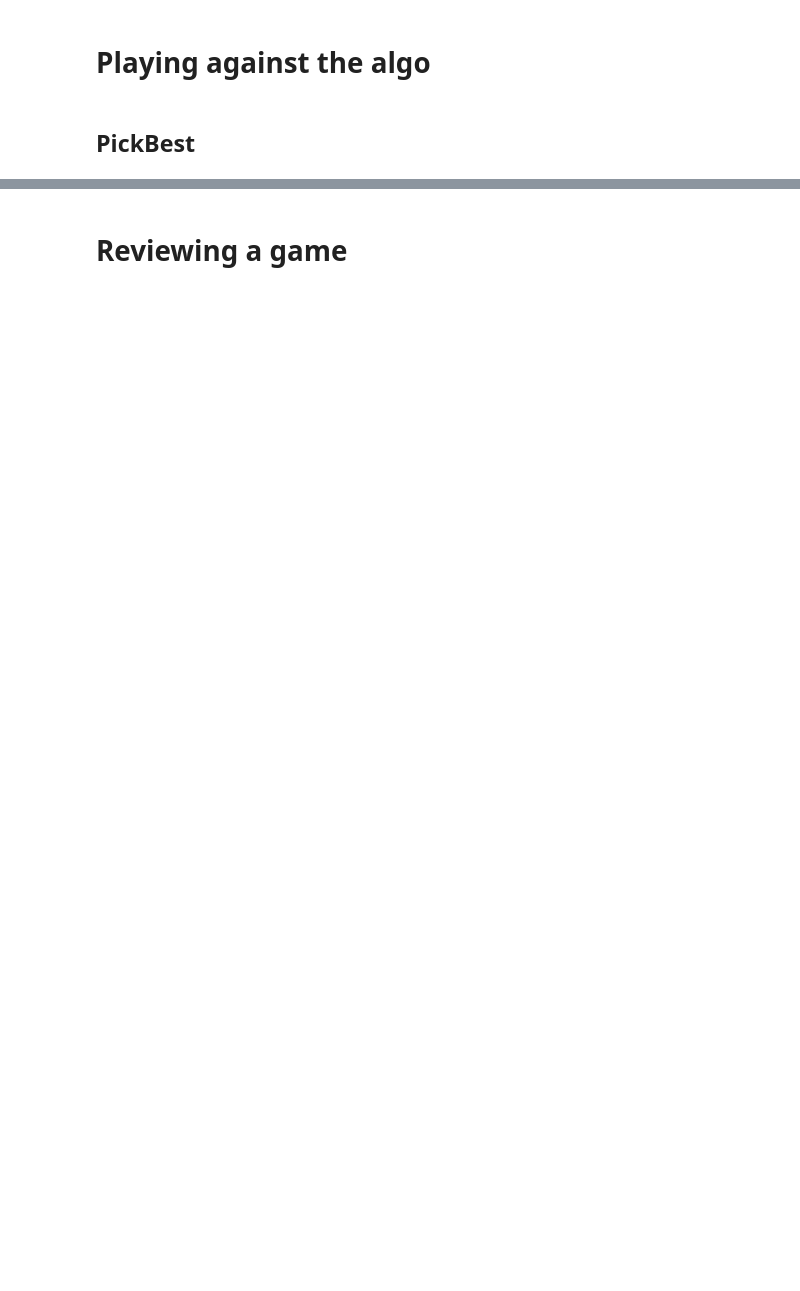
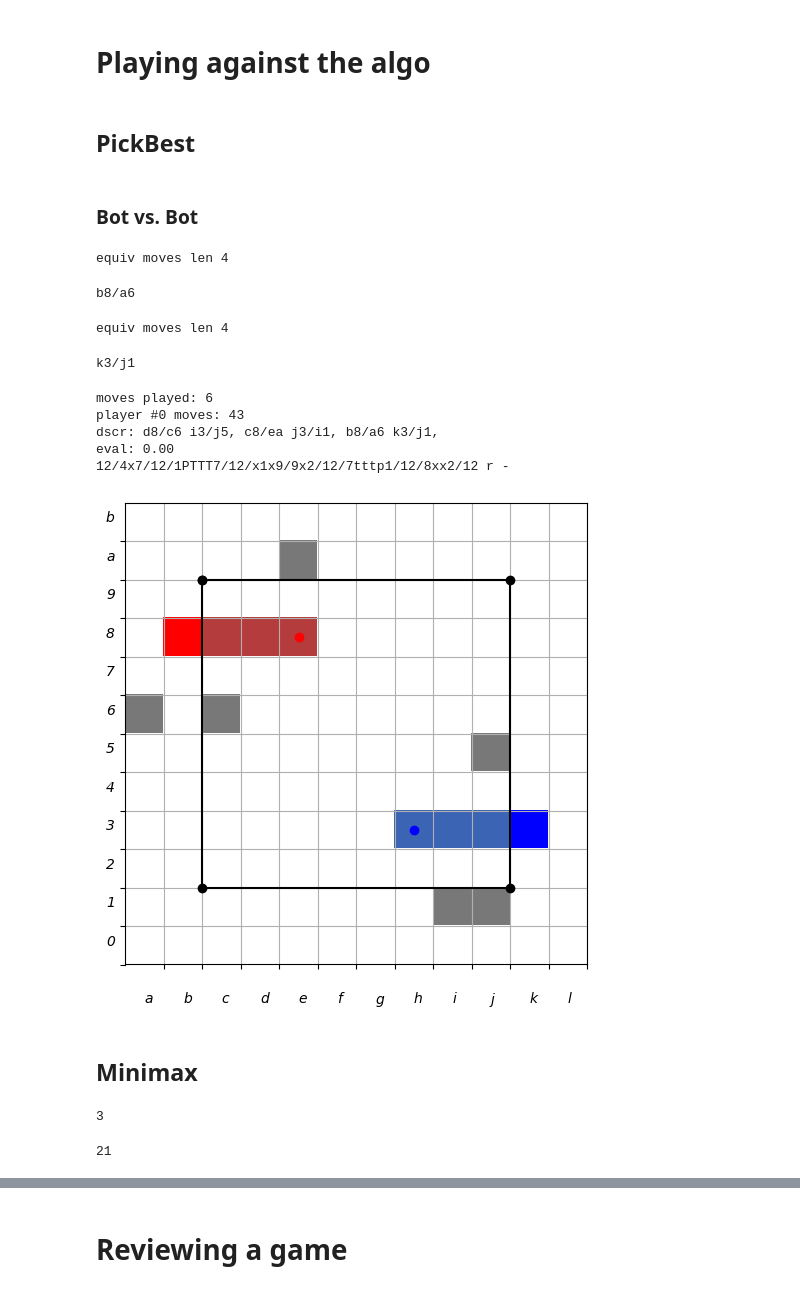
Before and after one commit to rayannott/paperkingdom, a Jupyter notebook: testing.ipynb, the cells around one changed output, grey strips where cells are left out. Saved outputs shown, nothing was run; the diff lists cells and outputs as text; code cells hidden in the pictures; blank space fills up the shorter version.

```diff
--- a/testing.ipynb
+++ b/testing.ipynb
@@ -6,8 +6,9 @@ from board import Board, Pos, CompleteMove, BOARD_SIZE, make_cm, make_move, make
 # %%
 def draw_board(board: Board, print_info: bool = True):
     from string import ascii_lowercase
-    board.info()
-    print(board.get_nbs())
+    if print_info:
+        board.info()
+        print(board.get_nbs())
     board_np = np.zeros((BOARD_SIZE, BOARD_SIZE, 3), dtype=int)
     for i in range(BOARD_SIZE):
         for j in range(BOARD_SIZE):
@@ -39,6 +40,14 @@ def draw_board(board: Board, print_info: bool = True):
     for i in range(BOARD_SIZE):
         ax.text(-1, BOARD_SIZE - i - 1, (str(i) if i < 10 else ascii_lowercase[i-10]), style='italic')
     plt.show()
+
+def eval_graph(board: Board):
+    if not board.eval_history:
+        print('no recorded history found')
+        return
+    plt.plot(board.eval_history, '--o', ms=5)
+    plt.grid()
+    plt.show()
 # %%
 b = Board()
 # %%
@@ -69,0 +85,27 @@ algo.make_best_move()
+# %% [markdown]
+### Bot vs. Bot
+# %%
+board = Board()
+algo_red = PickBest(player_id=0, board=board, randomize=True)
+algo_blue = PickBest(player_id=1, board=board, randomize=True)
+# %%
+algo_red.make_move()
+# %% [output]
+equiv moves len 4
+b8/a6
+# %%
+algo_blue.make_move()
+# %% [output]
+equiv moves len 4
+k3/j1
+# %%
+draw_board(board)
+# %% [output]
+moves played: 6
+player #0 moves: 43
+dscr: d8/c6 i3/j5, c8/ea j3/i1, b8/a6 k3/j1,
+eval: 0.00
+12/4x7/12/1PTTT7/12/x1x9/9x2/12/7tttp1/12/8xx2/12 r -
+[figure, added]
+# %% [markdown]
+## Minimax
@@ -69,0 +117,8 @@ algo.make_best_move()
+# %%
+board.set_state_from_ngd('e7/f5 h4/g6, f7/g5')
+# %% [output]
+3
+# %%
+board.set_state_from_ngd('e7/f5 h4/g6, f7/g5 i5/k6, g8/h6 j5/k3, h9/i7 j4/i2, g9/ib i3/h1, h8/j7 j2/i4, g7/i8 i1/j3, f6/g4 j1/l0, e5/c6 k2/j0, d6/c4 k1/i0, d7/b6')
+# %% [output]
+21
```
Also changed, not shown: parts of 12 cells of this notebook.
